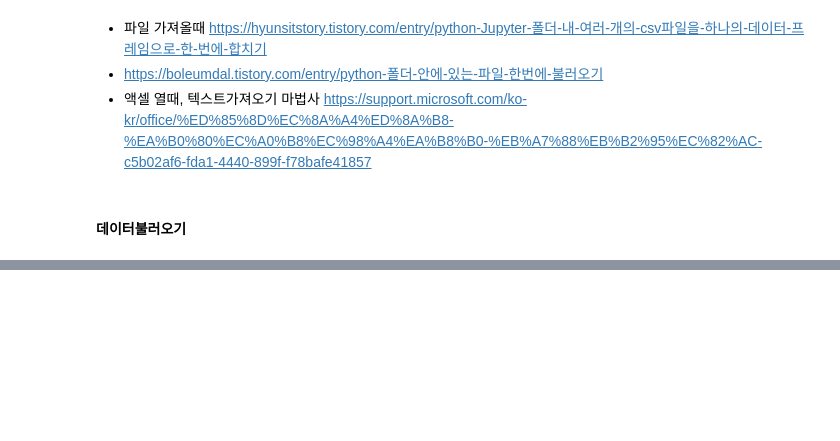
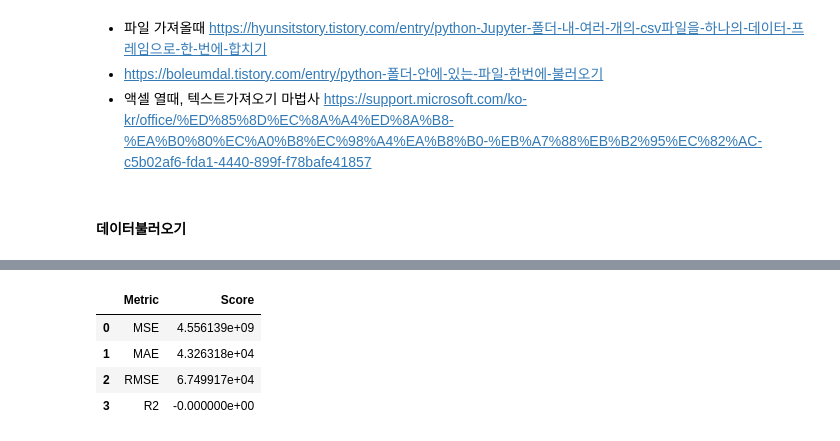
Before and after one commit to Jesimsim/ds-section2-project, a Jupyter notebook: section2_project_practice.ipynb, the cells around one changed output, grey strips where cells are left out. Saved outputs shown, nothing was run; the diff lists cells and outputs as text; code cells hidden in the pictures; blank space fills up the shorter version.

Commit message:
단순선형회귀, 다중선형회귀

```diff
--- a/section2_project_practice.ipynb
+++ b/section2_project_practice.ipynb
@@ -217,0 +235,2 @@ df_new.head()
+# %%
+df['거래금액(만원)'] = df['거래금액(만원)'].str.replace(',','')
@@ -217,0 +248,18 @@ df_new.head()
+# %%
+#단순선형회귀모델
+from category_encoders import OrdinalEncoder
+from sklearn.linear_model import LinearRegression
+from sklearn.pipeline import make_pipeline
+from sklearn.preprocessing import StandardScaler
+from sklearn.impute import SimpleImputer
+
+
+#모델학습
+pipe = make_pipeline(
+    OrdinalEncoder(),
+    SimpleImputer(),
+    StandardScaler(),
+    LinearRegression()
+)
+
+pipe.fit(X_train, y_train)
@@ -217,0 +272,62 @@ df_new.head()
+# %%
+from sklearn.metrics import mean_squared_error, mean_absolute_error, r2_score
+
+# 모델 정확도 계산 / .score()
+# R2(결정계수)는 예측값 도출하지 않아도(.predict) 바로 계산 가능
+score = pipe.score(X_train, y_train)
+print(f'훈련 에러(R2): {score:.2f}')
+score = pipe.score(X_test, y_test)
+print(f'테스트 에러(R2): {score:.2f}')
+
+
+# 지표계산 및 출력 / 인자
+y_pred_train = pipe.predict(X_train)
+y_pred_test = pipe.predict(X_test)
+
+mae_train = mean_absolute_error(y_train, y_pred_train)  #훈련셋의 MAE
+mae_test = mean_absolute_error(y_test, y_pred_test) #테스트셋의 MAE
+
+print(f'훈련 에러: {mae_train:.2f}')
+print(f'테스트 에러: {mae_test:.2f}')
+
+
+# 지표계산 및 출력 / 데이터프레임
+mse = mean_squared_error(y_test, y_pred_test)
+mae = mean_absolute_error(y_test, y_pred_test)
+rmse = mse ** 0.5
+r2 = r2_score(y_test, y_pred_test)
+
+evaluation1 = pd.DataFrame([['MSE', round(mse, 2)],['MAE', round(mae,2)],['RMSE', round(rmse,2)],['R2', round(r2,2)]], columns=['Metric', 'Score'])
+evaluation1
+rmse = mse ** 0.5
+r2 = r2_score(y_test, y_pred_test)
+
+evaluation1 = pd.DataFrame([['MSE', round(mse, 2)],['MAE', round(mae,2)],['RMSE', round(rmse,2)],['R2', round(r2,2)]], columns=['Metric', 'Score'])
+evaluation1
+
+# 단순선형회귀모델
+# 훈련 에러(R2): 0.39
+# 테스트 에러(R2): -0.00
+# 훈련 에러: 20695.60
+# 테스트 에러: 43263.18
+
+# Metric	Score
+# 0	MSE	4.556139e+09
+# 1	MAE	4.326318e+04
+# 2	RMSE	6.749917e+04
+# 3	R2	-0.000000e+00
+
+
+# 다중선형회귀모델
+# 시계열로 나눠서 그런지 훈련에러와 테스트에러 차이가 너무 크게 나오네... 다른 모델로 구현해도 그럴까?
+# 훈련 에러(R2): 0.45
+# 테스트 에러(R2): 0.26
+# 훈련 에러: 19769.78
+
+# 테스트 에러: 34129.16
+# Metric	Score
+# 0	MSE	3.355991e+09
+# 1	MAE	3.412916e+04
+# 2	RMSE	5.793092e+04
+# 3	R2	2.600000e-01
+# %% [output]
@@ -217,0 +338,5 @@ df_new.head()
+|  | Metric | Score |
+| 0 | MSE | 4.556139e+09 |
+| 1 | MAE | 4.326318e+04 |
+| 2 | RMSE | 6.749917e+04 |
+| 3 | R2 | -0.000000e+00 |
```
Also changed, not shown: parts of 9 cells of this notebook.
